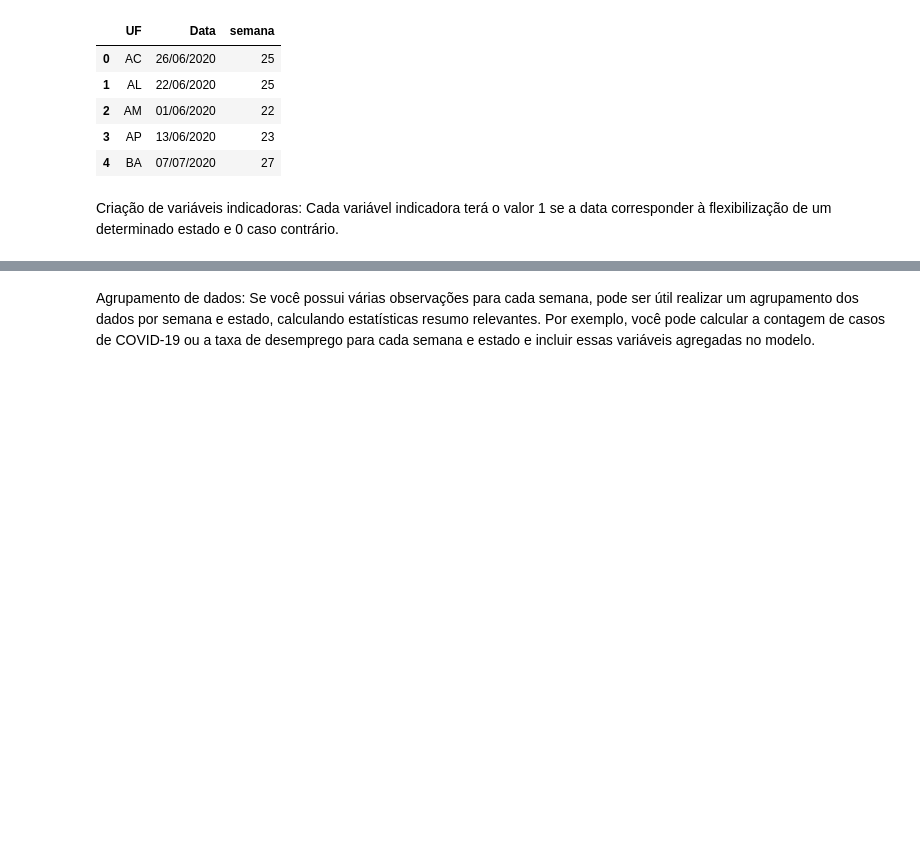
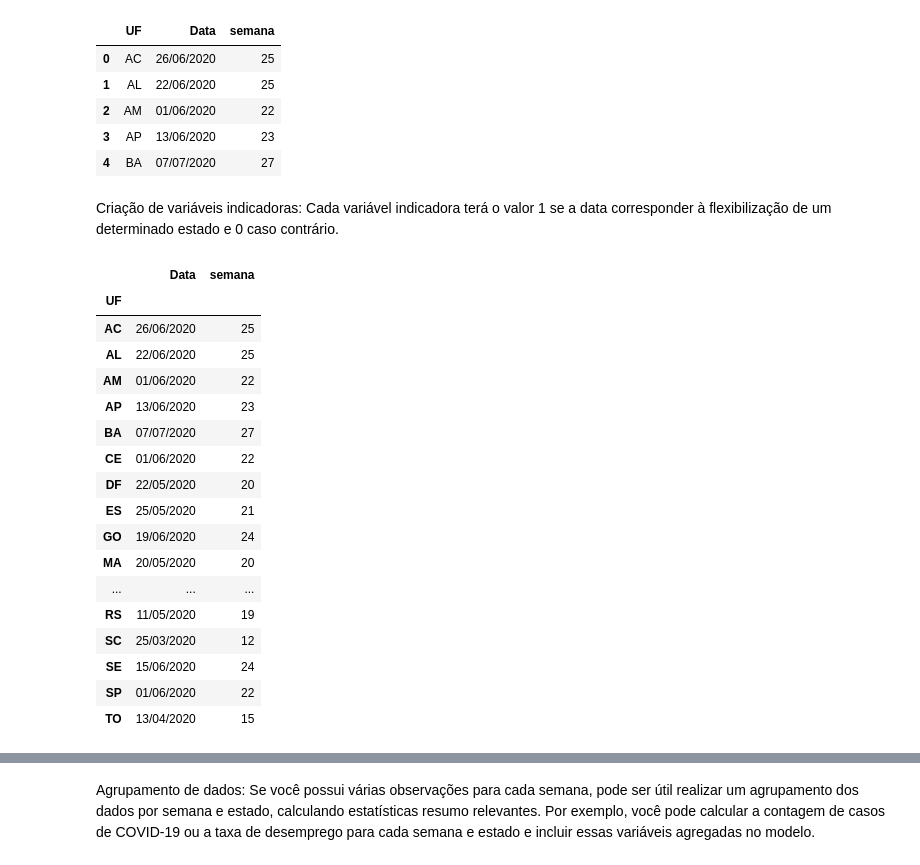
Before and after one commit to msbrasil/Mercado-de-Trabalho-Remoto, a Jupyter notebook: Notebooks/Tratamento para Dados em Painel.ipynb, the cells around one changed output, grey strips where cells are left out. Drawn from its saved outputs; the diff is of its cells as text; code cells hidden in the pictures; blank space fills up the shorter version.

```diff
--- a/Notebooks/Tratamento para Dados em Painel.ipynb
+++ b/Notebooks/Tratamento para Dados em Painel.ipynb
@@ -381,3 +379,24 @@ Criação de variáveis indicadoras: Cada variável indicadora terá o valor 1 s
 df_datas_flex.set_index('UF', inplace=True)
 # %%
 df_dummy_flex = pd.get_dummies(df_datas_flex['semana'])
+# %%
+df_datas_flex
+# %% [output]
+|  | Data | semana |
+| UF |  |  |
+| AC | 26/06/2020 | 25 |
+| AL | 22/06/2020 | 25 |
+| AM | 01/06/2020 | 22 |
+| AP | 13/06/2020 | 23 |
+| BA | 07/07/2020 | 27 |
+| CE | 01/06/2020 | 22 |
+| DF | 22/05/2020 | 20 |
+| ES | 25/05/2020 | 21 |
+| GO | 19/06/2020 | 24 |
+| MA | 20/05/2020 | 20 |
+| ... | ... | ... |
+| RS | 11/05/2020 | 19 |
+| SC | 25/03/2020 | 12 |
+| SE | 15/06/2020 | 24 |
+| SP | 01/06/2020 | 22 |
+| TO | 13/04/2020 | 15 |
```
Also changed, not shown: parts of 8 cells of this notebook, 3 other files.
